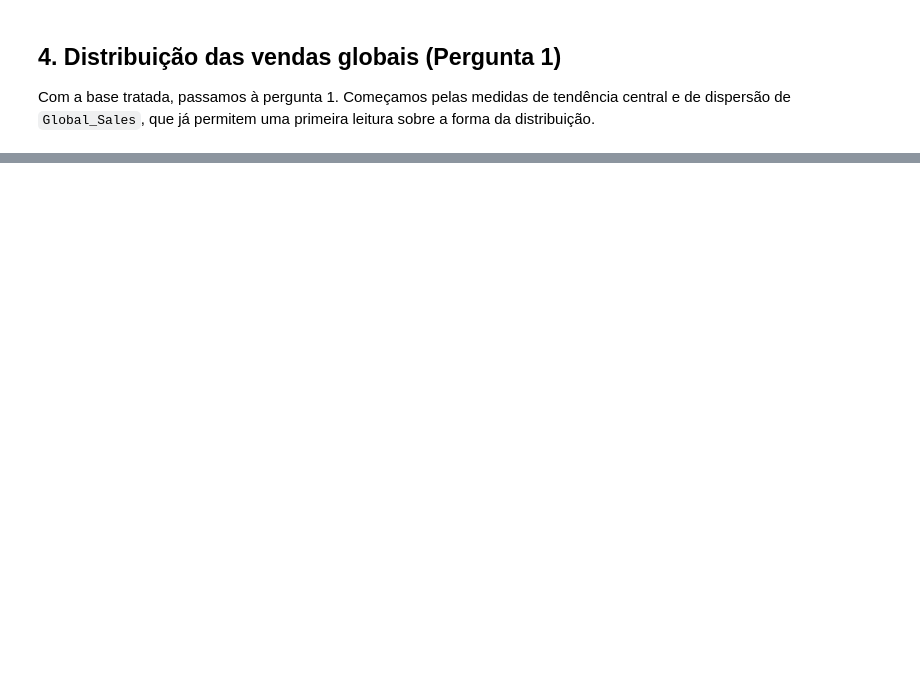
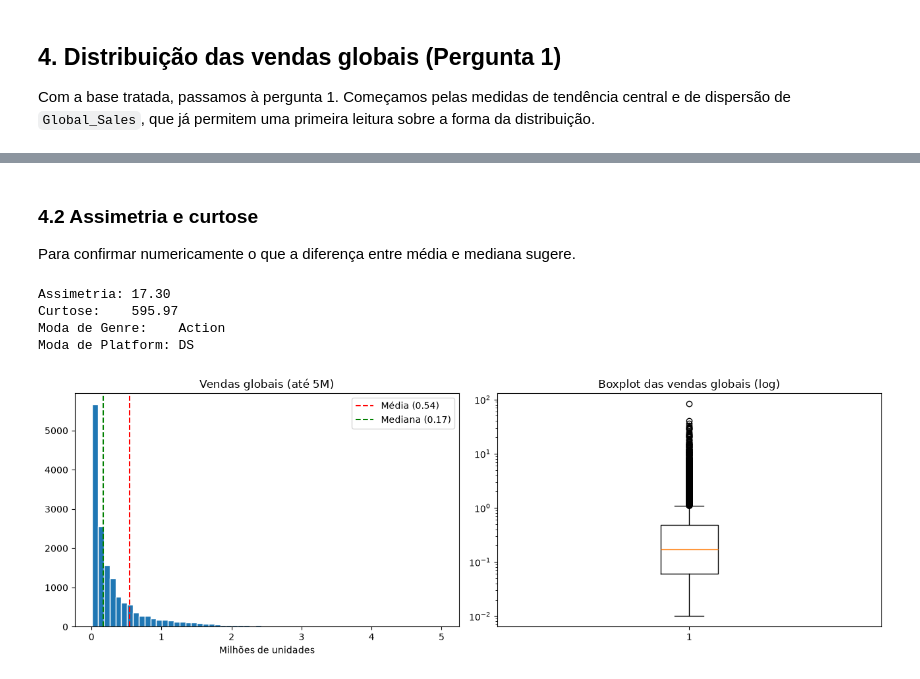
Before and after one commit to guilhermetlmelo/ProjetoEstatistica, a Jupyter notebook: process.ipynb, the cells around one changed output, grey strips where cells are left out. Drawn from its saved outputs; the diff is of its cells as text; code cells hidden in the pictures; blank space fills up the shorter version.

```diff
--- a/process.ipynb
+++ b/process.ipynb
@@ -113,0 +120,6 @@ Nulos rest antes: 0
+# %%
+print("Linhas 100% iguais:", df.duplicated().sum())
+
+chave = ["Name", "Platform", "Year"]
+print("Duplicadas pela chave nome+plataforma+ano:", df.duplicated(subset=chave).sum())
+df[df.duplicated(subset=chave, keep=False)]
@@ -113,0 +134,4 @@ Nulos rest antes: 0
+# %%
+antes = len(df)
+df = df.drop_duplicates(subset=chave, keep="first")
+print(f"Removidas {antes - len(df)} duplicatas. Base final: {len(df)} registros")
@@ -113,0 +144,6 @@ Nulos rest antes: 0
+# %%
+df["Year"] = df["Year"].astype(int)
+for col in ["Platform", "Genre", "Publisher"]:
+    df[col] = df[col].astype("category")
+
+df.dtypes
@@ -149,0 +218,30 @@ Q1 / Q3 / IQR:    0.060 / 0.480 / 0.420
+# %% [markdown]
+### 4.2 Assimetria e curtose
+
+Para confirmar numericamente o que a diferença entre média e mediana sugere.
+# %%
+print(f"Assimetria: {vendas.skew():.2f}")
+print(f"Curtose:    {vendas.kurt():.2f}")
+print("Moda de Genre:   ", df["Genre"].mode()[0])
+print("Moda de Platform:", df["Platform"].mode()[0])
+# %% [output]
+Assimetria: 17.30
+Curtose:    595.97
+Moda de Genre:    Action
+Moda de Platform: DS
+# %%
+fig, ax = plt.subplots(1, 2, figsize=(13, 4.5))
+ax[0].hist(vendas[vendas <= 5], bins=60, edgecolor="white")
+ax[0].axvline(media, color="red", ls="--", label=f"Média ({media:.2f})")
+ax[0].axvline(mediana, color="green", ls="--", label=f"Mediana ({mediana:.2f})")
+ax[0].set_title("Vendas globais (até 5M)")
+ax[0].set_xlabel("Milhões de unidades")
+ax[0].legend()
+ax[1].boxplot(vendas)
+ax[1].set_yscale("log")
+ax[1].set_title("Boxplot das vendas globais (log)")
+
+plt.tight_layout()
+plt.show()
+# %% [output]
+[figure, added]
```
Also changed, not shown: parts of 37 cells of this notebook.
